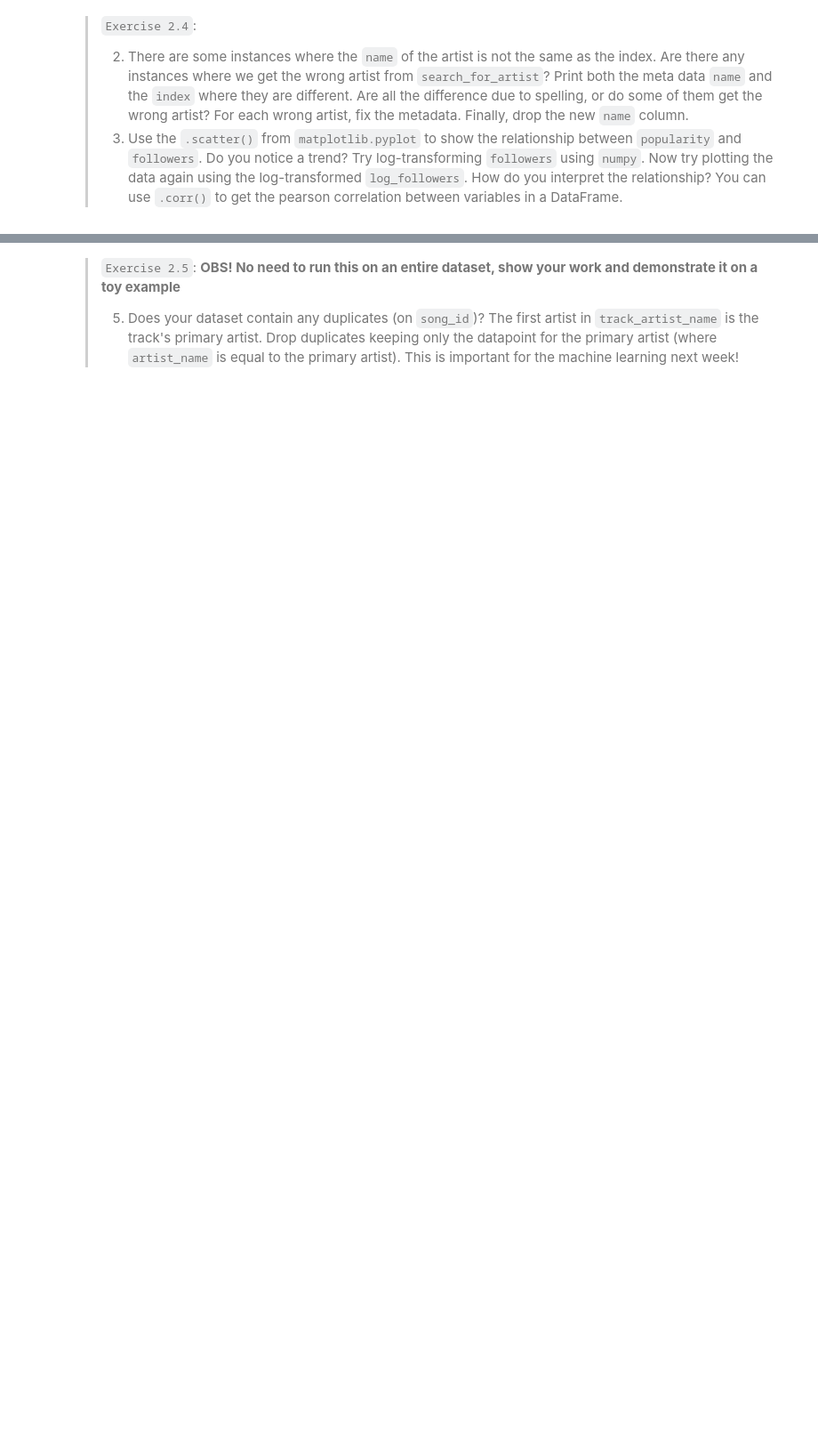
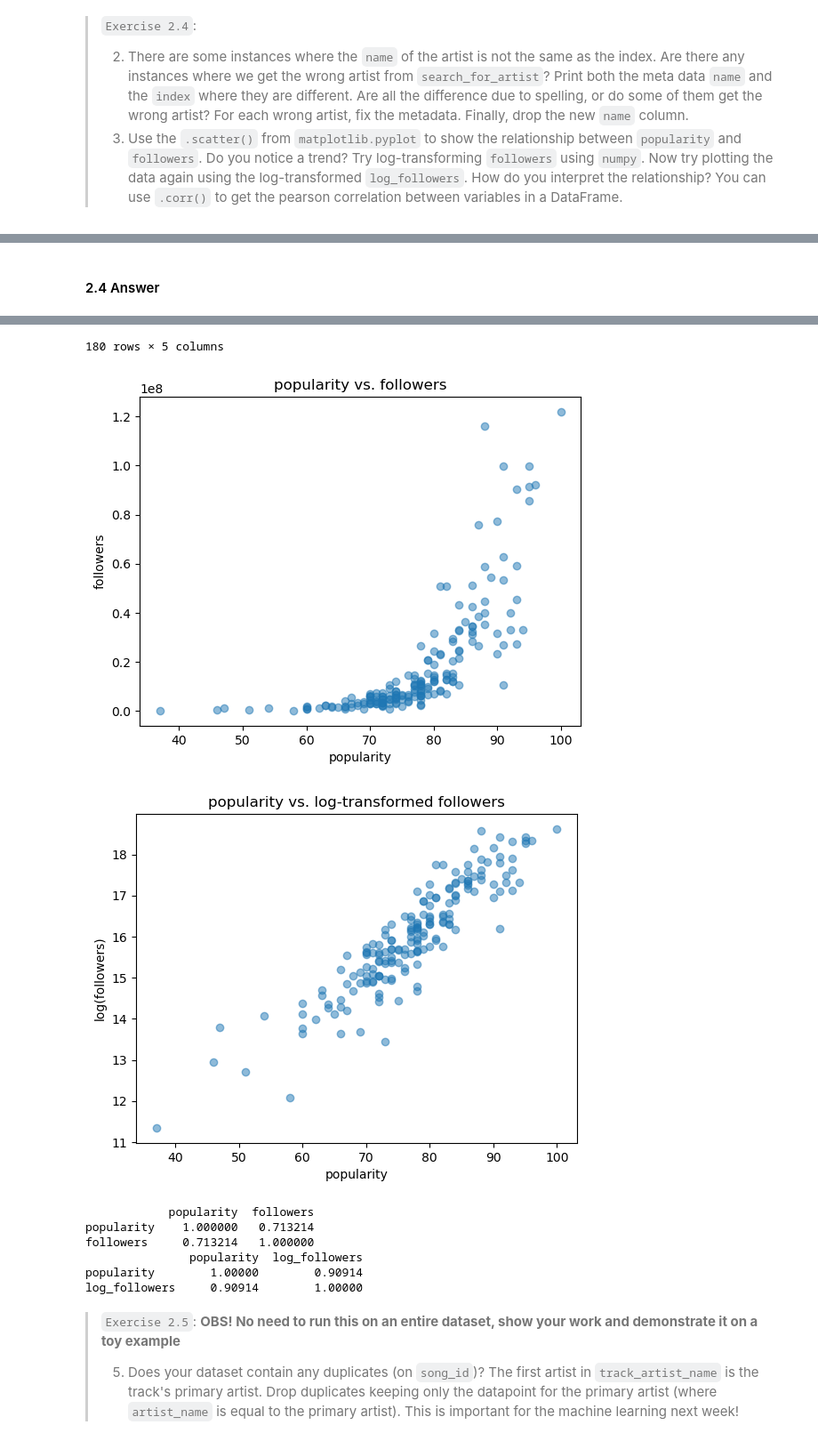
Before and after one commit to erigoli/ASSIGNMENT1BIGDATA, a Jupyter notebook: assignment1.ipynb, the cells around one changed output, grey strips where cells are left out. Shown at 89% size. Drawn from its saved outputs; the diff is of its cells as text; code cells hidden in the pictures; blank space fills up the shorter version.

```diff
--- a/assignment1.ipynb
+++ b/assignment1.ipynb
@@ -370,0 +375,58 @@ NameError: name 'unique_artists' is not defined
+# %% [markdown]
+#### 2.4 Answer
+# %%
+# week2 exercise 2.4
+
+import numpy as np
+from tqdm import tqdm
+
+
+# Exercise 2.4
+tqdm.pandas()
+get_artist_data_feature(search_for_artist(token,'AQUA'), 'name')
+
+
+# 1
+df_artists = pd.DataFrame(index=unique_artists)
+# get metadata for each artist using the search_for_artist function
+df_artists['meta_data_artist'] = df_artists.index.map(lambda artist: search_for_artist(token, artist))
+
+# create columns for artist features
+df_artists['name'] = df_artists['meta_data_artist'].map(lambda x: get_artist_data_feature(x, 'name'))
+df_artists['id'] = df_artists['meta_data_artist'].map(lambda x: get_artist_data_feature(x, 'id'))
+df_artists['genres'] = df_artists['meta_data_artist'].map(lambda x: get_artist_data_feature(x, 'genres'))
+df_artists['followers'] = df_artists['meta_data_artist'].map(lambda x: get_artist_data_feature(x, 'followers'))
+df_artists['popularity'] = df_artists['meta_data_artist'].map(lambda x: get_artist_data_feature(x, 'popularity'))
+
+# 2
+# identify mismatches
+mismatches = df_artists[df_artists['name'] != df_artists.index]
+for index, row in mismatches.iterrows():
+    print(f"index: {index} | meta data name: {row['name']}")
+    df_artists.index = df_artists.index.where(df_artists.index != index, row['name'])
+
+df_artists = df_artists.drop(columns=['name'])
+display(df_artists)
+
+
+# 3
+# plot popularity vs. followers
+plt.scatter(df_artists['popularity'], df_artists['followers'], alpha=0.5)
+plt.title('popularity vs. followers')
+plt.xlabel('popularity')
+plt.ylabel('followers')
+plt.show()
+
+# log transform followers & plot
+df_artists['log_followers'] = np.log1p(df_artists['followers'])
+plt.scatter(df_artists['popularity'], df_artists['log_followers'], alpha=0.5)
+plt.title('popularity vs. log-transformed followers')
+plt.xlabel('popularity')
+plt.ylabel('log(followers)')
+plt.show()
+
+correlation = df_artists[['popularity', 'followers']].corr()
+print(correlation)
+log_correlation = df_artists[['popularity', 'log_followers']].corr()
+print(log_correlation)
+# %% [output]
@@ -371,3 +463,12 @@ NameError: name 'unique_artists' is not defined
+180 rows × 5 columns
+[figure, added]
+[figure, added]
+            popularity  followers
+popularity    1.000000   0.713214
+followers     0.713214   1.000000
+               popularity  log_followers
+popularity        1.00000        0.90914
+log_followers     0.90914        1.00000
 # %% [markdown]
 > `Exercise 2.5`:
 > **OBS! No need to run this on an entire dataset, show your work and demonstrate it on a toy example**
```
Also changed, not shown: parts of 23 cells of this notebook.
